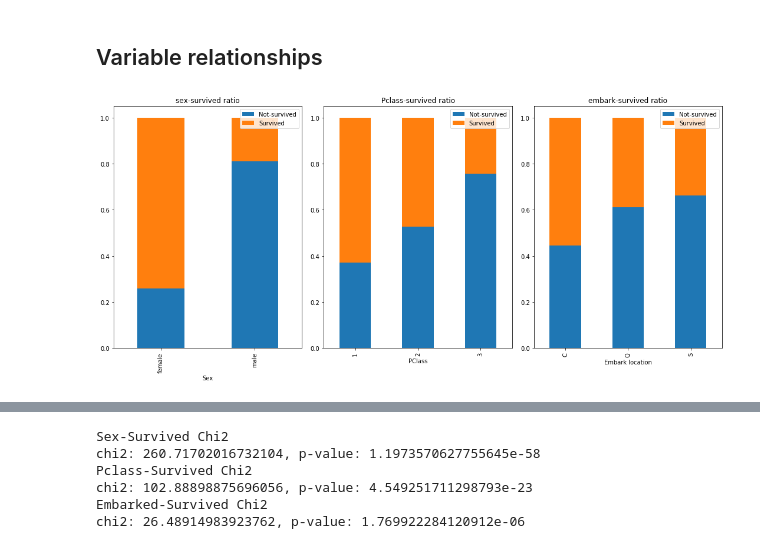
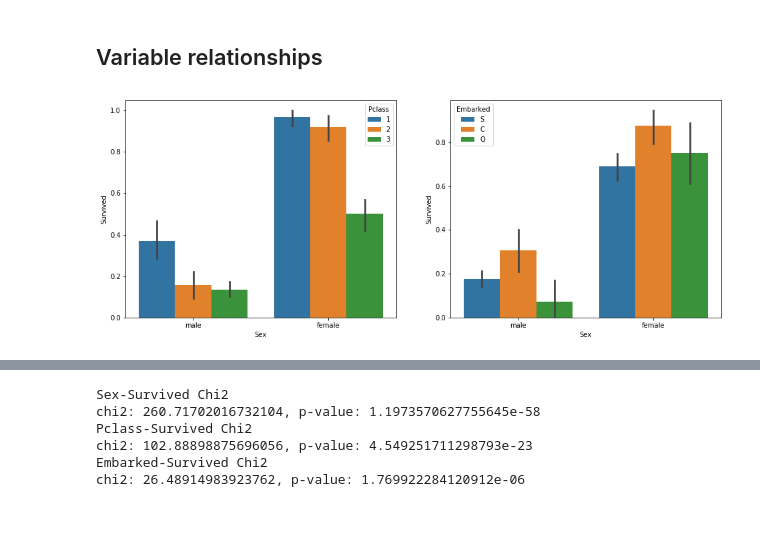
Before and after one commit to chasnew/data-analysis-repository, a Jupyter notebook: Titanic/Kaggle_titanic.ipynb, the cells around one changed output, grey strips where cells are left out. Cells and saved outputs as stored; diff of their text form; code cells hidden in the pictures; blank space fills up the shorter version.

```diff
--- a/Titanic/Kaggle_titanic.ipynb
+++ b/Titanic/Kaggle_titanic.ipynb
@@ -173,25 +137,13 @@ density_function = lambda x: x/float(x.sum())
-# %%
-fig, axes = plt.subplots(nrows = 1, ncols = 3)
-fig.set_figheight(7)
-fig.set_figwidth(15)
-
-ss_ax = ss_group.groupby(level=1).apply(density_function).unstack('Survived').plot.bar(ax=axes[0], stacked=True,
-                                                                                       title='sex-survived ratio')
-ss_ax.set_xlabel('Sex')
-ss_ax.legend(['Not-survived', 'Survived'])
-
-cs_ax = cs_group.groupby(level=1).apply(density_function).unstack('Survived').plot.bar(ax=axes[1], stacked=True,
-                                                                                       title='Pclass-survived ratio')
-cs_ax.set_xlabel('PClass')
-cs_ax.legend(['Not-survived', 'Survived'])
-
-es_ax = es_group.groupby(level=1).apply(density_function).unstack('Survived').plot.bar(ax=axes[2], stacked=True,
-                                                                                       title='embark-survived ratio')
-es_ax.set_xlabel('Embark location')
-es_ax.legend(['Not-survived', 'Survived'])
-
-plt.tight_layout()
-plt.show()
-# %% [output]
-[figure, removed]
+# %%
+fig, axes = plt.subplots(nrows = 1, ncols = 2)
+fig.set_figheight(6)
+fig.set_figwidth(16)
+
+sns.barplot(x='Sex', y='Survived', hue='Pclass', data=data, ax=axes[0])
+
+sns.barplot(x='Sex', y='Survived', hue='Embarked', data=data, ax=axes[1])
+
+plt.show()
+# %% [output]
+[figure, added]
 # %% [markdown]
```
Also changed, not shown: parts of 78 cells of this notebook, 1 other file.
